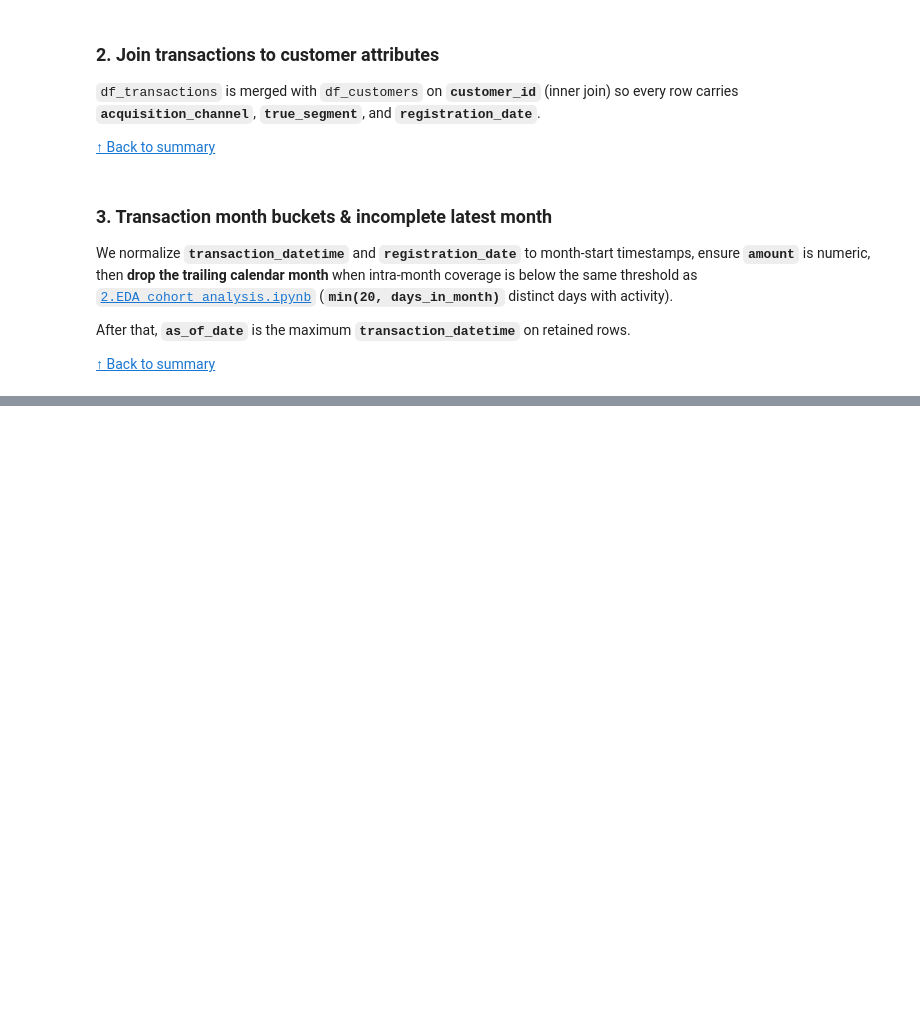
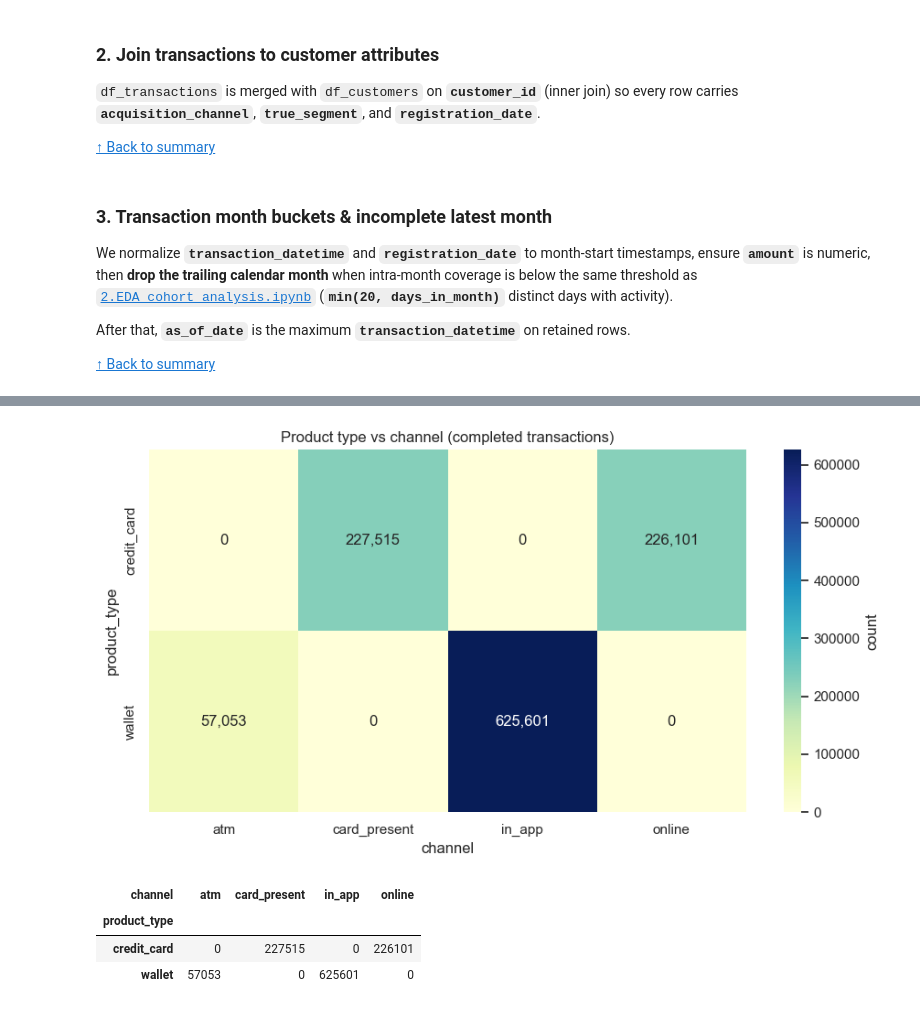
Before and after one commit to pauloabcalcada/fintech-ai-segmentation, a Jupyter notebook: notebooks/3.EDA_RFM_Clustering.ipynb, the cells around one changed output, grey strips where cells are left out. Saved outputs shown, nothing was run; the diff lists cells and outputs as text; code cells hidden in the pictures; blank space fills up the shorter version.

```diff
--- a/notebooks/3.EDA_RFM_Clustering.ipynb
+++ b/notebooks/3.EDA_RFM_Clustering.ipynb
@@ -266,0 +394,29 @@ print("as_of_date:", as_of_date)
+# %%
+# Heatmap: product_type x channel (absolute counts)
+tx_type_channel = pd.crosstab(
+    df_tx["product_type"],
+    df_tx["channel"],
+).sort_index()
+
+plt.figure(figsize=(9, 5))
+ax = sns.heatmap(
+    tx_type_channel,
+    annot=True,
+    fmt=",d",
+    cmap="YlGnBu",
+    cbar_kws={"label": "count"},
+)
+ax.set_title("Product type vs channel (completed transactions)")
+ax.set_xlabel("channel")
+ax.set_ylabel("product_type")
+
+plt.tight_layout()
+plt.show()
+
+tx_type_channel
+# %% [output]
+[figure, added]
+| channel | atm | card_present | in_app | online |
+| product_type |  |  |  |  |
+| credit_card | 0 | 227515 | 0 | 226101 |
+| wallet | 57053 | 0 | 625601 | 0 |
```
Also changed, not shown: parts of 13 cells of this notebook, 8 other files.
